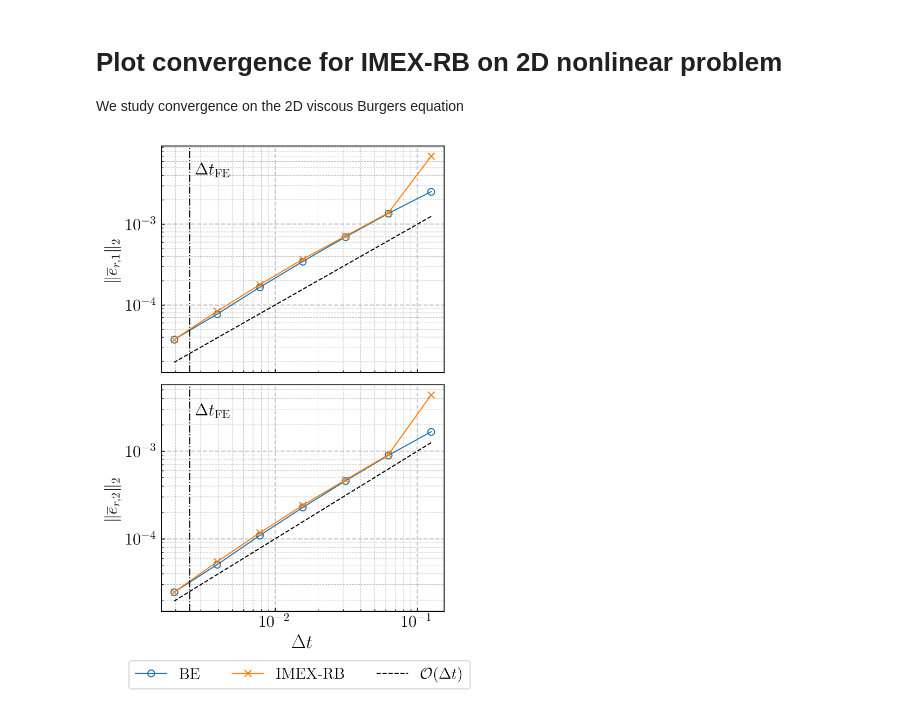
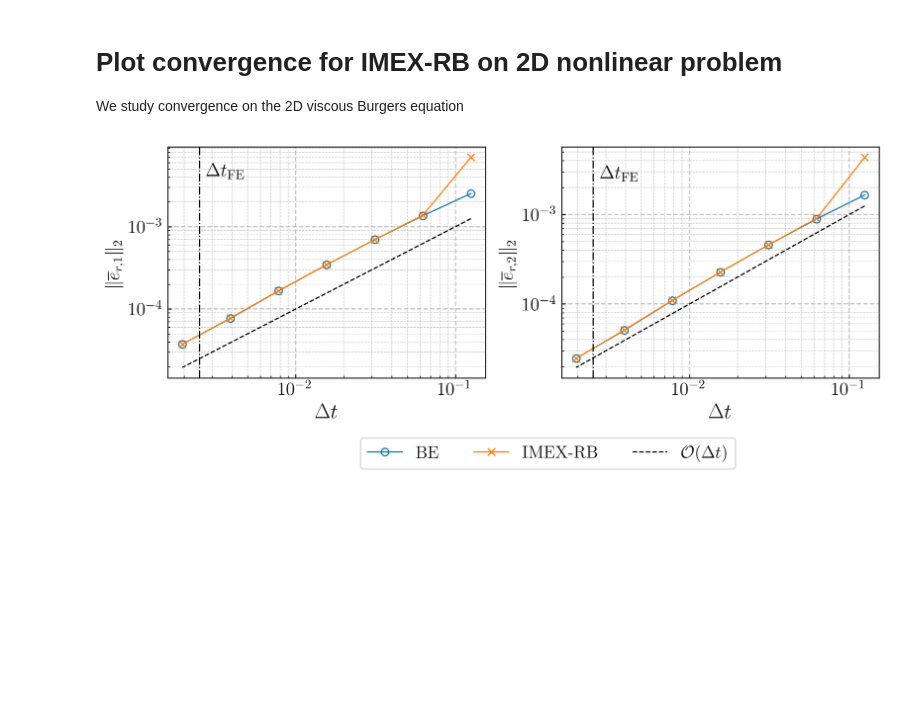
Before and after one commit to Fra-Sala/IMEX-RB, a Jupyter notebook: postprocessing/Burgers2D/convergence.ipynb, the cells around one changed output. Drawn from its saved outputs; the diff is of its cells as text; code cells hidden in the pictures; blank space fills up the shorter version.

```diff
--- a/postprocessing/Burgers2D/convergence.ipynb
+++ b/postprocessing/Burgers2D/convergence.ipynb
@@ -31,7 +31,8 @@ methods = ['BE', 'IMEX-RB']
 markers_list = ['o', 'x']
 fill_list = ['none', 'full']
 
-fig, axes = plt.subplots(2, 1, figsize=(4.5, 6.75), sharex=True)
+# fig, axes = plt.subplots(2,1, figsize=(4.5, 6.75), sharex=True)
+fig, axes = plt.subplots(1, 2, figsize=(9, 3.5))
 
 for comp in range(errors_l2[methods[0]].shape[0]):
     ax = axes[comp]
@@ -58,33 +59,33 @@ for comp in range(errors_l2[methods[0]].shape[0]):
         1 / 400 * 1.1,
         ax.get_ylim()[1] * 0.5,
         rf'$\Delta t_{{\mathrm{{FE}}}}$',
         rotation=0,
         verticalalignment='center',
         color='k',
         fontsize=15
     )
     ax.grid(which='major', linestyle='--', linewidth=1)
     ax.minorticks_on()
     ax.grid(which='minor', linestyle='--', linewidth=0.5)
     ax.tick_params(axis='both', which='major', labelsize=15)
-    if comp == 1:
-        ax.set_xlabel(r'$\Delta t$', fontsize=17)
+    # if comp == 1:
+    ax.set_xlabel(r'$\Delta t$', fontsize=17)
     ax.set_ylabel(rf'$\|\overline{{e}}_{{r,{comp+1}}}\|_2$', fontsize=15)
 
 handles, labels = axes[0].get_legend_handles_labels()
 fig.legend(
     handles,
     labels,
     bbox_to_anchor=(0.57, 0.05),
     loc='upper center',
     ncol=3,
     fontsize=14
 )
 
 plt.tight_layout(rect=[0, 0.03, 1, 1])
 out_file = os.path.join(plots_dir, f'{problem_name}_convergence_combined.pdf')
 plt.savefig(out_file, bbox_inches='tight', dpi=400)
 plt.show()
 plt.close()
 # %% [output]
-[figure, old version]
+[figure, new version]
```
Also changed, not shown: 11 other files.
